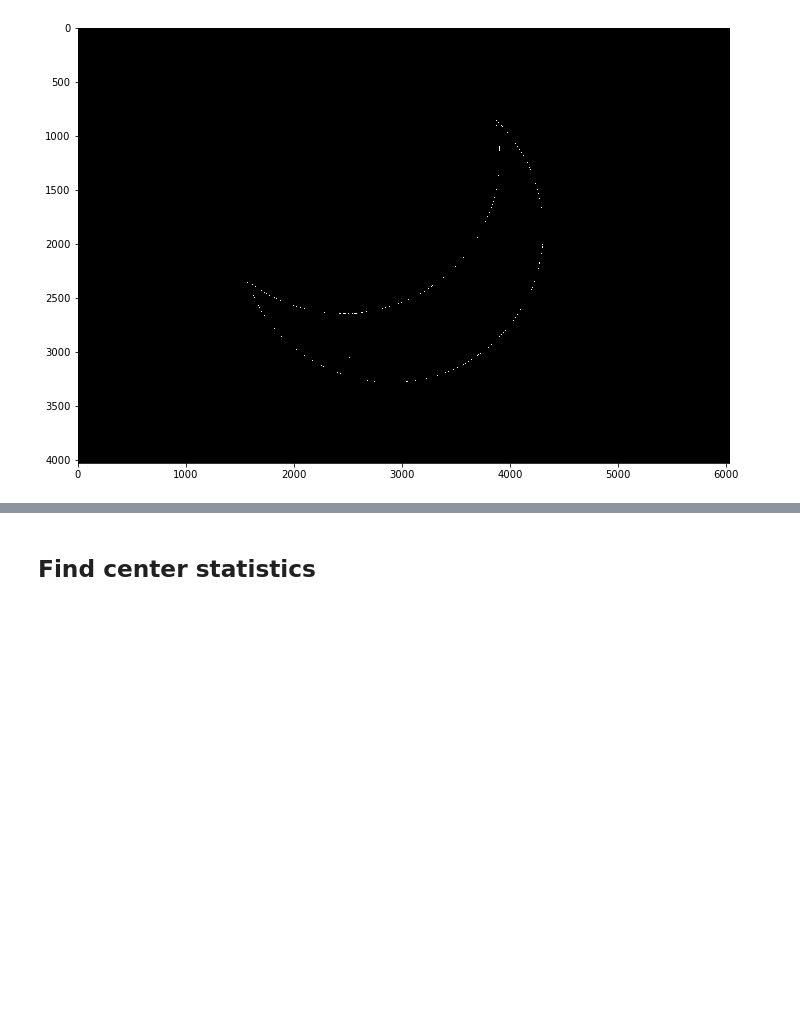
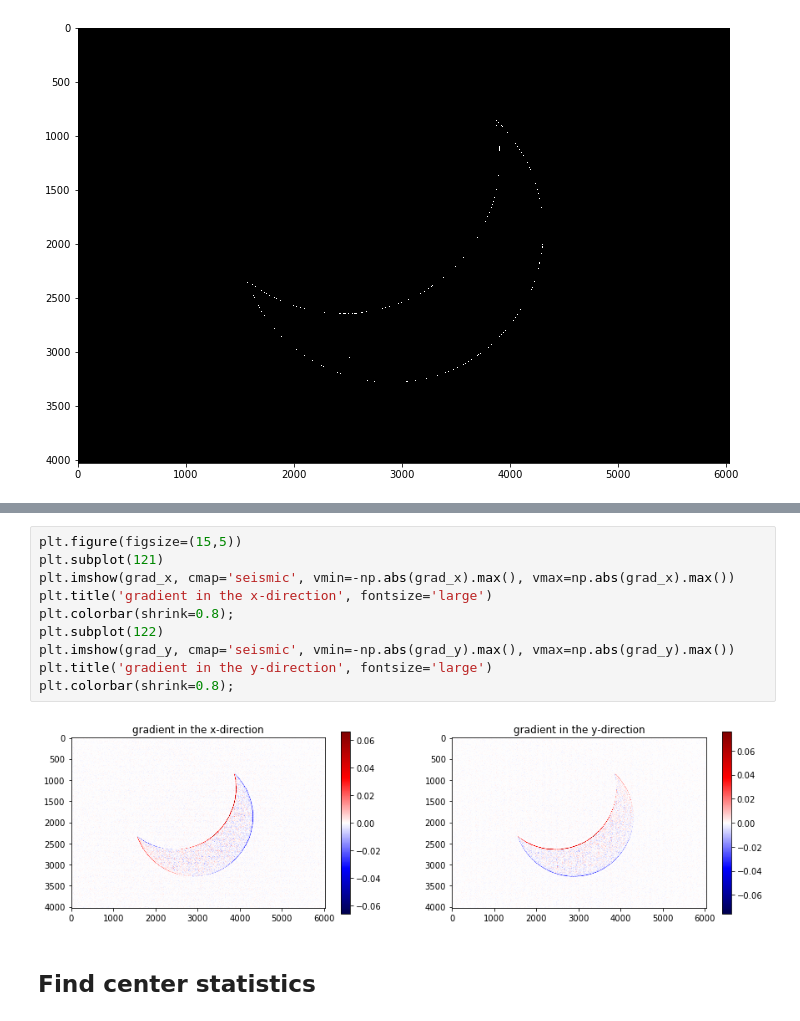
Before and after one commit to gitcheng/arccenter, a Jupyter notebook: center_of_sun.ipynb, the cells around one changed output, grey strips where cells are left out. Cells and saved outputs as stored; diff of their text form; blank space fills up the shorter version.

```diff
--- a/center_of_sun.ipynb
+++ b/center_of_sun.ipynb
@@ -78,3 +99,15 @@ plt.imshow(edges3, cmap='gray');
+# %%
+plt.figure(figsize=(15,5))
+plt.subplot(121)
+plt.imshow(grad_x, cmap='seismic', vmin=-np.abs(grad_x).max(), vmax=np.abs(grad_x).max())
+plt.title('gradient in the x-direction', fontsize='large')
+plt.colorbar(shrink=0.8);
+plt.subplot(122)
+plt.imshow(grad_y, cmap='seismic', vmin=-np.abs(grad_y).max(), vmax=np.abs(grad_y).max())
+plt.title('gradient in the y-direction', fontsize='large')
+plt.colorbar(shrink=0.8);
+# %% [output]
+[figure, added]
 # %% [markdown]
 ## Find center statistics
 # %%
```
Also changed, not shown: parts of 18 cells of this notebook.
